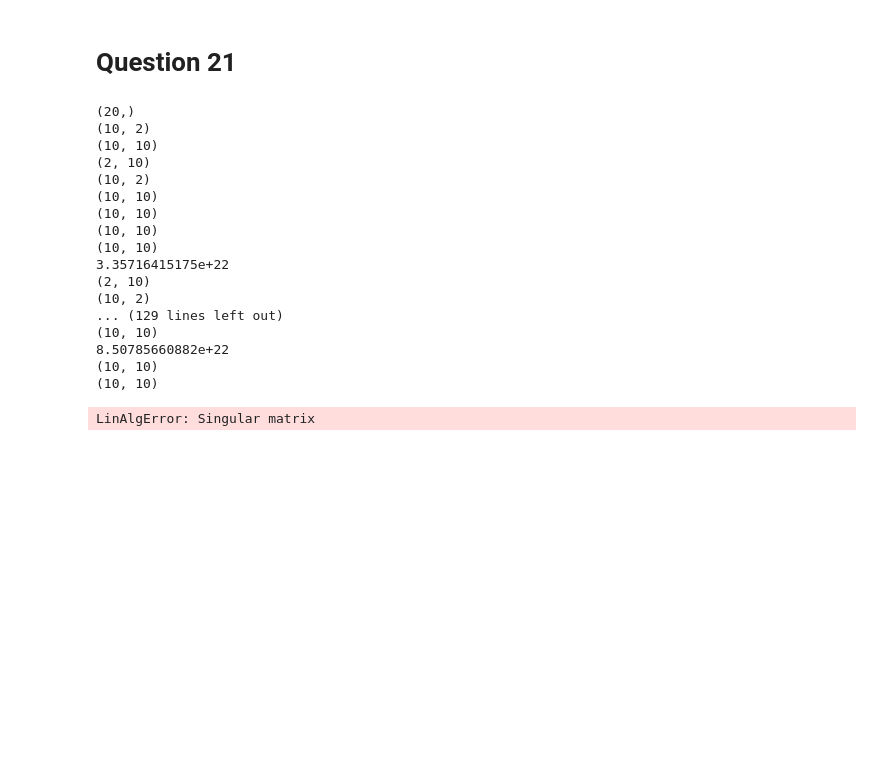
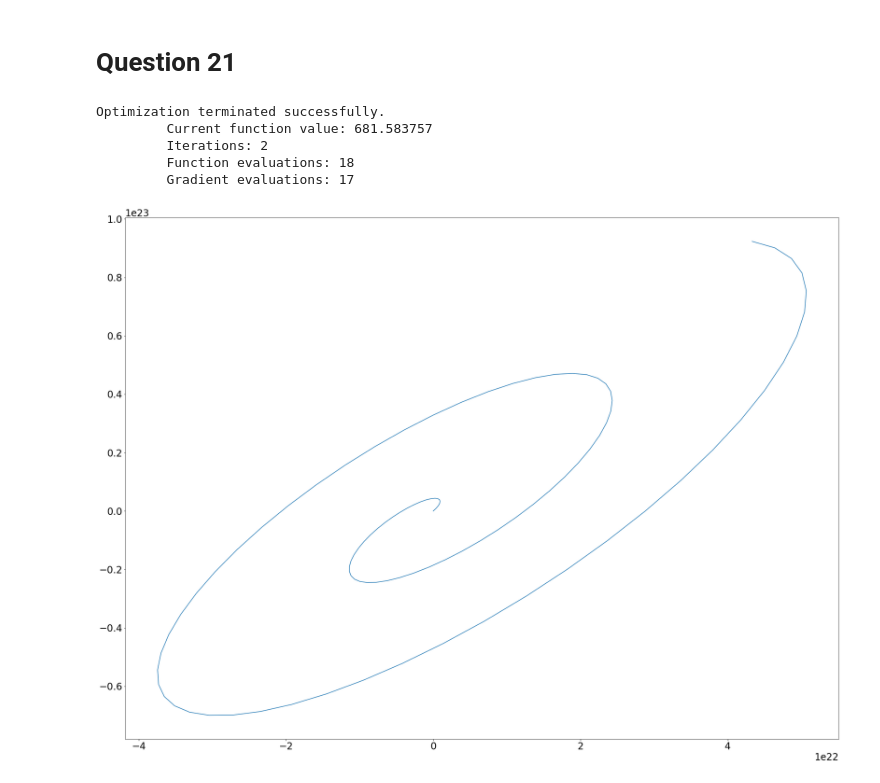
Before and after one commit to Aidan-acad/machineLearningjupNote, a Jupyter notebook: Machine Learning Coursework.ipynb, the cells around one changed output. Cells and saved outputs as stored; diff of their text form; code cells hidden in the pictures; blank space fills up the shorter version.

```diff
--- a/Machine Learning Coursework.ipynb
+++ b/Machine Learning Coursework.ipynb
@@ -267,61 +267,62 @@ plt.show()
 # %%
 A = np.reshape([np.random.normal(0,1) for x in range(10) for y in range(2)],(10,2))
 #print(A)
 x = np.linspace(0,4*np.pi,100).reshape(-1,1)
 Ynon = np.hstack((x*np.sin(x),x*np.cos(x)))
 ylin = np.dot(A,Ynon.T).T
 #print(ylin.shape)
 x0 = np.reshape([np.random.normal(0,1) for x in range(10) for y in range(2)],(20))
-print(x0.shape)
+#print(x0.shape)
 def f(x,*args):
     x = np.reshape(x,(2,10))
     C = np.dot(x.T,x)
-    print(C.shape)
+    #print(C.shape)
     val = np.log(np.linalg.det(C) + np.trace(np.dot(ylin,np.dot(np.linalg.inv(C),ylin.T))))
     return val
 
 def dfx(x,*args):
     x = np.reshape(x,(10,2))
-    print(x.shape)
+    #print(x.shape)
     Cinv = np.linalg.inv(np.dot(x,x.T))
-    print(Cinv.shape)
+    #print(Cinv.shape)
     yyT = np.dot(ylin.T,ylin)
+    val = []
     for i in range(2):
         for j in range(10):
             Jl = np.zeros((2,10))
             Jr = np.zeros((10,2))
             Jl[i][j] = 1
             Jr[j][i] = 1
-            print(Jl.shape)
-            print(Jr.shape)
-            print(yyT.shape)
+            #print(Jl.shape)
+            #print(Jr.shape)
+            #print(yyT.shape)
             l = np.dot(x,Jl)
             r = np.dot(Jr,x.T)
-            print(l.shape)
-            print(r.shape)
+            #print(l.shape)
+            #print(r.shape)
             otrDet = np.add(l,r)
-            print(otrDet.shape)
-            val = np.trace(np.dot(yyT,np.dot(-1*(Cinv),np.dot(otrDet,Cinv))))
-            print(val)
+            #print(otrDet.shape)
+            val.append(np.trace(np.dot(yyT,np.dot(-1*(Cinv),np.dot(otrDet,Cinv)))))
 
+    val = np.reshape(val,(20,))
+    #print(val.shape)
     return val
-x_star = opt.fmin_cg(f,x0,fprime=dfx)
+
+try:
+    x_star = opt.fmin_cg(f,x0,fprime=dfx)
+except:
+    print("whoops")
+
+xl = x_star.reshape(10,2)
+resu = np.dot(xl.T,ylin.T)
+#print(resu)
+plt.figure()
+plt.plot(resu[0],resu[1])
+plt.show()
 # %% [output]
-(20,)
-(10, 2)
-(10, 10)
-(2, 10)
-(10, 2)
-(10, 10)
-(10, 10)
-(10, 10)
-(10, 10)
-3.35716415175e+22
-(2, 10)
-(10, 2)
-... (129 lines left out)
-(10, 10)
-8.50785660882e+22
-(10, 10)
-(10, 10)
+Optimization terminated successfully.
+         Current function value: 681.583757
+         Iterations: 2
+         Function evaluations: 18
+         Gradient evaluations: 17
-LinAlgError: Singular matrix
+[figure, added]
```
Also changed, not shown: parts of 3 cells of this notebook.
